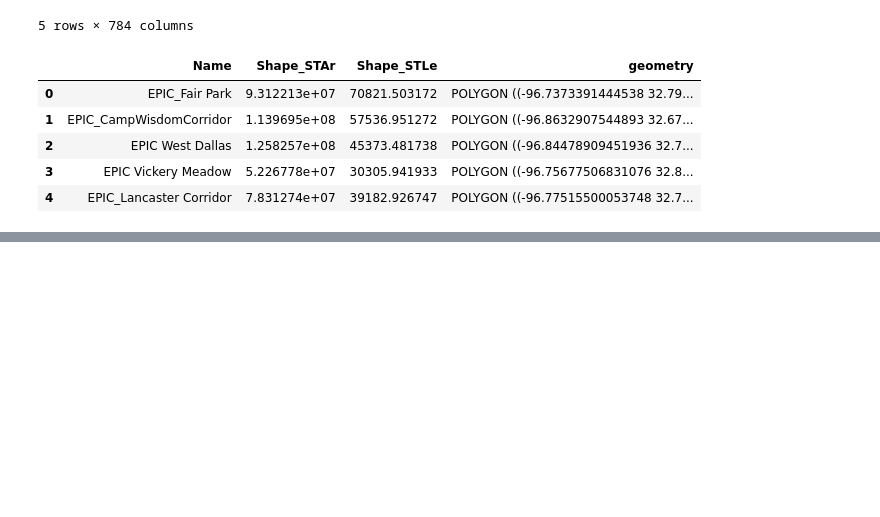
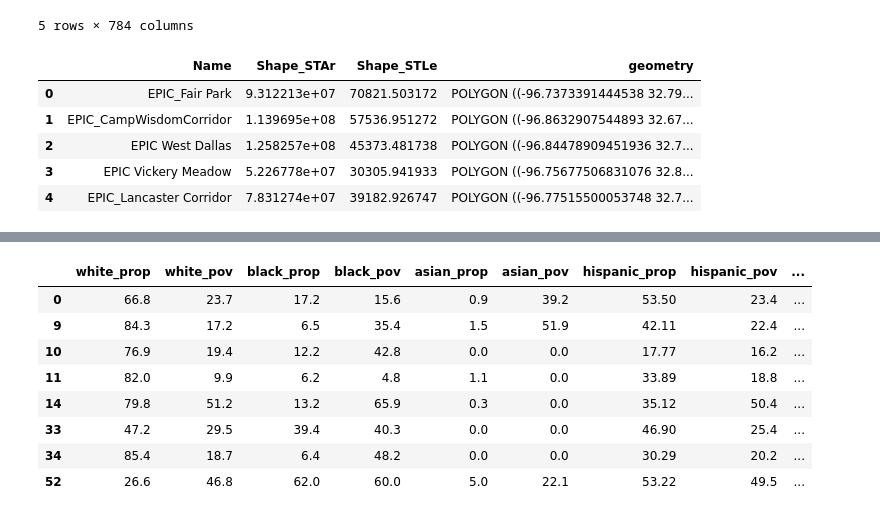
Before and after one commit to DSS-Housing/Kaggle-CPE, a Jupyter notebook: census_tract_automation.ipynb, the cells around one changed output, grey strips where cells are left out. Cells and saved outputs as stored; diff of their text form; code cells hidden in the pictures; blank space fills up the shorter version.

```diff
--- a/census_tract_automation.ipynb
+++ b/census_tract_automation.ipynb
@@ -170,4 +170,4 @@ c[3:] = ["poverty_" + c_name for c_name in c[3:]]
 poverty_df.columns = c
 # %%
 census_master_df = education_with_geo.merge(race_sex_age_df, left_on='GEO.id2', right_on='GEO.id2', how='left')
-census_master_df = master_df.merge(poverty_df, left_on='GEO.id2', right_on='GEO.id2', how='left')
+census_master_df = census_master_df.merge(poverty_df, left_on='GEO.id2', right_on='GEO.id2', how='left')
@@ -185,4 +175,4 @@ census_master_df.head()
 #how to stratify by police districts
 # %%
 where_id = census_master_df["Police District ID"].apply(lambda x: "EPIC West Dallas" in x)
-census_master_df[where_id == True]
+census = census_master_df[where_id == True]
@@ -199,0 +195,12 @@ census_master_df[where_id == True]
+# %%
+census_reduced
+# %% [output]
+|  | white_prop | white_pov | black_prop | black_pov | asian_prop | asian_pov | hispanic_prop | hispanic_pov | ... |
+| 0 | 66.8 | 23.7 | 17.2 | 15.6 | 0.9 | 39.2 | 53.50 | 23.4 | ... |
+| 9 | 84.3 | 17.2 | 6.5 | 35.4 | 1.5 | 51.9 | 42.11 | 22.4 | ... |
+| 10 | 76.9 | 19.4 | 12.2 | 42.8 | 0.0 | 0.0 | 17.77 | 16.2 | ... |
+| 11 | 82.0 | 9.9 | 6.2 | 4.8 | 1.1 | 0.0 | 33.89 | 18.8 | ... |
+| 14 | 79.8 | 51.2 | 13.2 | 65.9 | 0.3 | 0.0 | 35.12 | 50.4 | ... |
+| 33 | 47.2 | 29.5 | 39.4 | 40.3 | 0.0 | 0.0 | 46.90 | 25.4 | ... |
+| 34 | 85.4 | 18.7 | 6.4 | 48.2 | 0.0 | 0.0 | 30.29 | 20.2 | ... |
+| 52 | 26.6 | 46.8 | 62.0 | 60.0 | 5.0 | 22.1 | 53.22 | 49.5 | ... |
```
Also changed, not shown: parts of 23 cells of this notebook.
